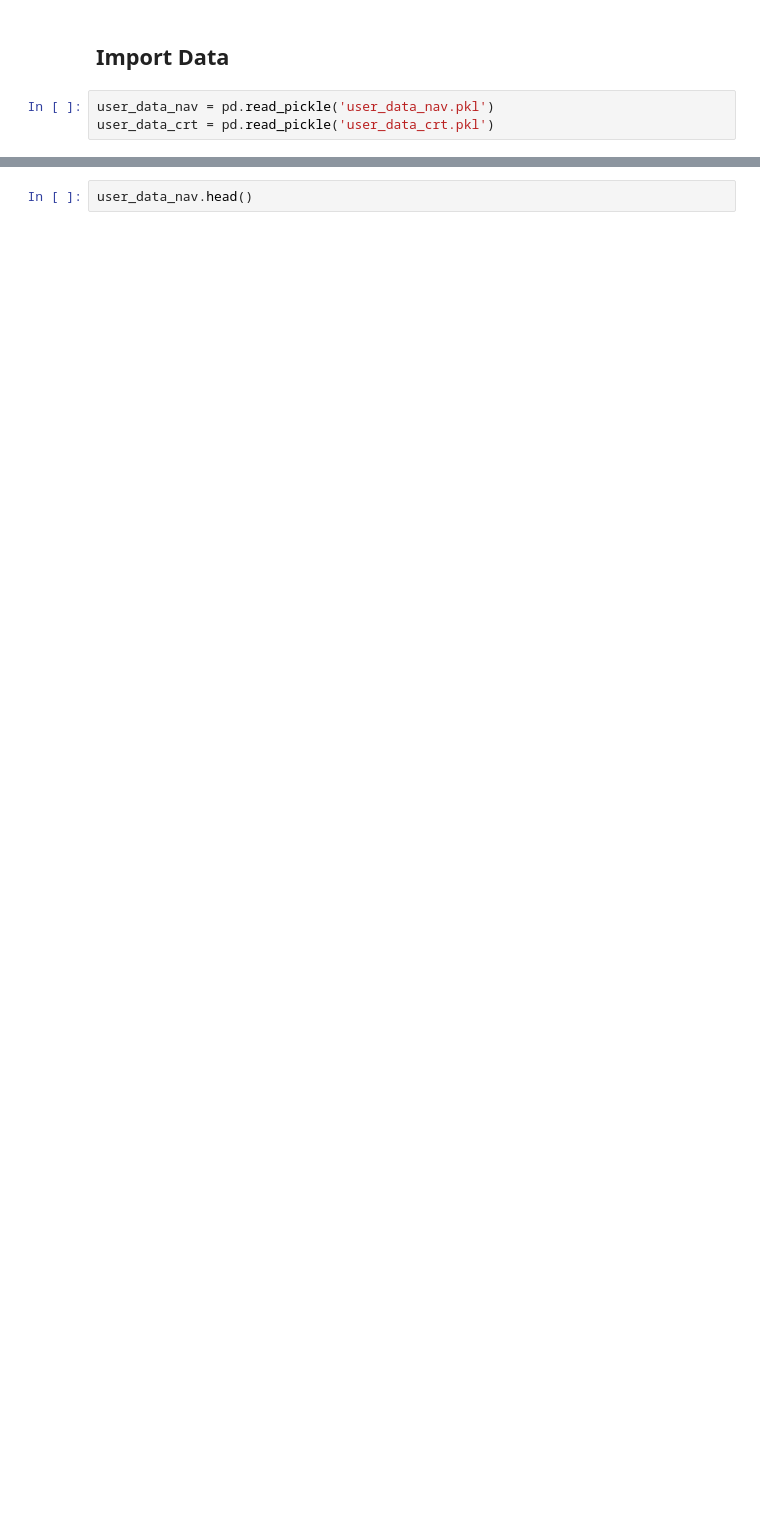
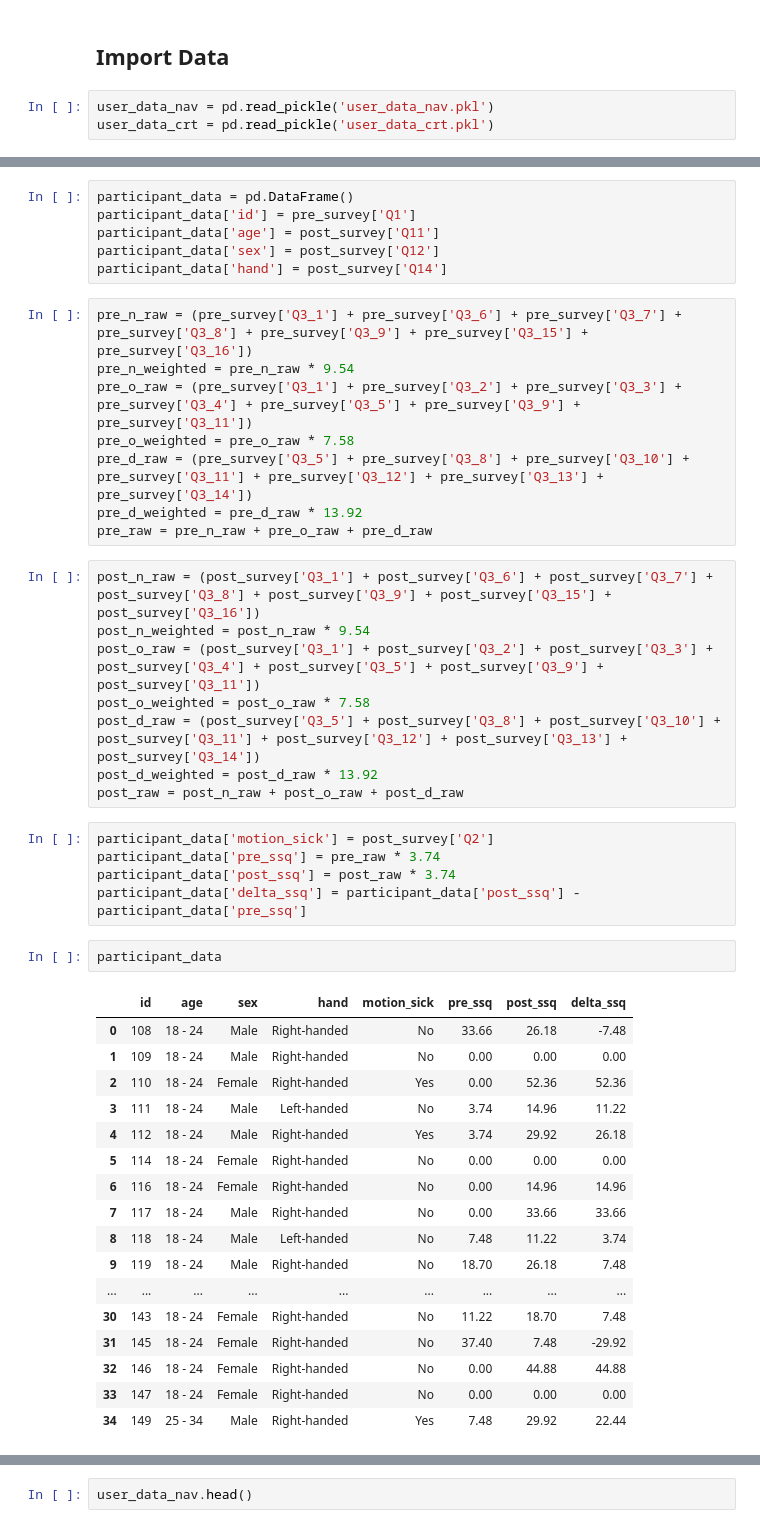
Before and after one commit to courtnicole/3d-path-cognition, a Jupyter notebook: midair_paths.ipynb, the cells around one changed output, grey strips where cells are left out. Drawn from its saved outputs; the diff is of its cells as text; blank space fills up the shorter version.

Commit message:
add demographic data

```diff
--- a/midair_paths.ipynb
+++ b/midair_paths.ipynb
@@ -120 +158,48 @@ user_data_crt = pd.read_pickle('user_data_crt.pkl')
+# %%
+participant_data = pd.DataFrame()
+participant_data['id'] = pre_survey['Q1']
+participant_data['age'] = post_survey['Q11']
+participant_data['sex'] = post_survey['Q12']
+participant_data['hand'] = post_survey['Q14']
+# %%
+pre_n_raw = (pre_survey['Q3_1'] + pre_survey['Q3_6'] + pre_survey['Q3_7'] + pre_survey['Q3_8'] + pre_survey['Q3_9'] + pre_survey['Q3_15'] + pre_survey['Q3_16'])
+pre_n_weighted = pre_n_raw * 9.54
+pre_o_raw = (pre_survey['Q3_1'] + pre_survey['Q3_2'] + pre_survey['Q3_3'] + pre_survey['Q3_4'] + pre_survey['Q3_5'] + pre_survey['Q3_9'] + pre_survey['Q3_11'])
+pre_o_weighted = pre_o_raw * 7.58
+pre_d_raw = (pre_survey['Q3_5'] + pre_survey['Q3_8'] + pre_survey['Q3_10'] + pre_survey['Q3_11'] + pre_survey['Q3_12'] + pre_survey['Q3_13'] + pre_survey['Q3_14'])
+pre_d_weighted = pre_d_raw * 13.92
+pre_raw = pre_n_raw + pre_o_raw + pre_d_raw
+# %%
+post_n_raw = (post_survey['Q3_1'] + post_survey['Q3_6'] + post_survey['Q3_7'] + post_survey['Q3_8'] + post_survey['Q3_9'] + post_survey['Q3_15'] + post_survey['Q3_16'])
+post_n_weighted = post_n_raw * 9.54
+post_o_raw = (post_survey['Q3_1'] + post_survey['Q3_2'] + post_survey['Q3_3'] + post_survey['Q3_4'] + post_survey['Q3_5'] + post_survey['Q3_9'] + post_survey['Q3_11'])
+post_o_weighted = post_o_raw * 7.58
+post_d_raw = (post_survey['Q3_5'] + post_survey['Q3_8'] + post_survey['Q3_10'] + post_survey['Q3_11'] + post_survey['Q3_12'] + post_survey['Q3_13'] + post_survey['Q3_14'])
+post_d_weighted = post_d_raw * 13.92
+post_raw = post_n_raw + post_o_raw + post_d_raw
+# %%
+participant_data['motion_sick'] = post_survey['Q2']
+participant_data['pre_ssq'] = pre_raw * 3.74
+participant_data['post_ssq'] = post_raw * 3.74
+participant_data['delta_ssq'] = participant_data['post_ssq'] - participant_data['pre_ssq']
+# %%
+participant_data
+# %% [output]
+|  | id | age | sex | hand | motion_sick | pre_ssq | post_ssq | delta_ssq |
+| 0 | 108 | 18 - 24 | Male | Right-handed | No | 33.66 | 26.18 | -7.48 |
+| 1 | 109 | 18 - 24 | Male | Right-handed | No | 0.00 | 0.00 | 0.00 |
+| 2 | 110 | 18 - 24 | Female | Right-handed | Yes | 0.00 | 52.36 | 52.36 |
+| 3 | 111 | 18 - 24 | Male | Left-handed | No | 3.74 | 14.96 | 11.22 |
+| 4 | 112 | 18 - 24 | Male | Right-handed | Yes | 3.74 | 29.92 | 26.18 |
+| 5 | 114 | 18 - 24 | Female | Right-handed | No | 0.00 | 0.00 | 0.00 |
+| 6 | 116 | 18 - 24 | Female | Right-handed | No | 0.00 | 14.96 | 14.96 |
+| 7 | 117 | 18 - 24 | Male | Right-handed | No | 0.00 | 33.66 | 33.66 |
+| 8 | 118 | 18 - 24 | Male | Left-handed | No | 7.48 | 11.22 | 3.74 |
+| 9 | 119 | 18 - 24 | Male | Right-handed | No | 18.70 | 26.18 | 7.48 |
+| ... | ... | ... | ... | ... | ... | ... | ... | ... |
+| 30 | 143 | 18 - 24 | Female | Right-handed | No | 11.22 | 18.70 | 7.48 |
+| 31 | 145 | 18 - 24 | Female | Right-handed | No | 37.40 | 7.48 | -29.92 |
+| 32 | 146 | 18 - 24 | Female | Right-handed | No | 0.00 | 44.88 | 44.88 |
+| 33 | 147 | 18 - 24 | Female | Right-handed | No | 0.00 | 0.00 | 0.00 |
+| 34 | 149 | 25 - 34 | Male | Right-handed | Yes | 7.48 | 29.92 | 22.44 |
 # %% [markdown]
```
Also changed, not shown: parts of 11 cells of this notebook, 1 other file.
